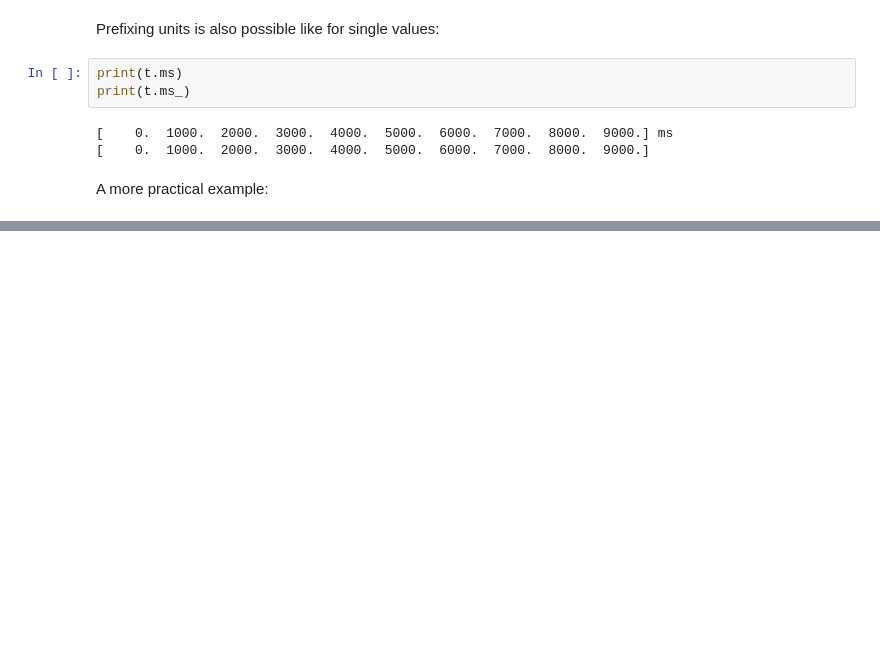
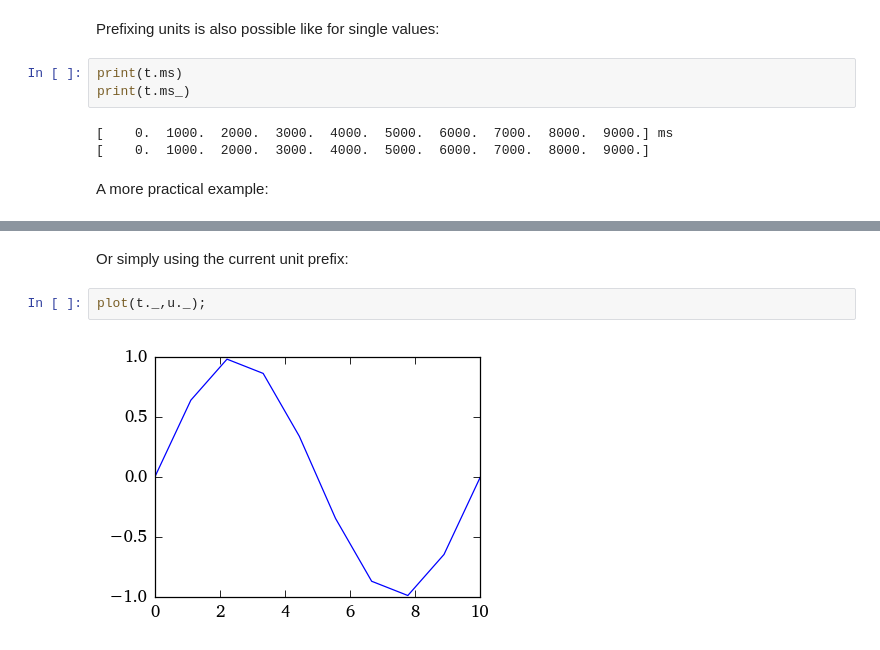
Before and after one commit to juhasch/PhysicalQuantities, a Jupyter notebook: examples/pq-numpy.ipynb, the cells around one changed output, grey strips where cells are left out. Saved outputs shown, nothing was run; the diff lists cells and outputs as text; blank space fills up the shorter version.

```diff
--- a/examples/pq-numpy.ipynb
+++ b/examples/pq-numpy.ipynb
@@ -68,0 +64,6 @@ print(t)
+# %% [markdown]
+Or simply using the current unit prefix:
+# %%
+plot(t._,u._);
+# %% [output]
+[figure, added]
```
Also changed, not shown: parts of 8 cells of this notebook, 7 other files.
